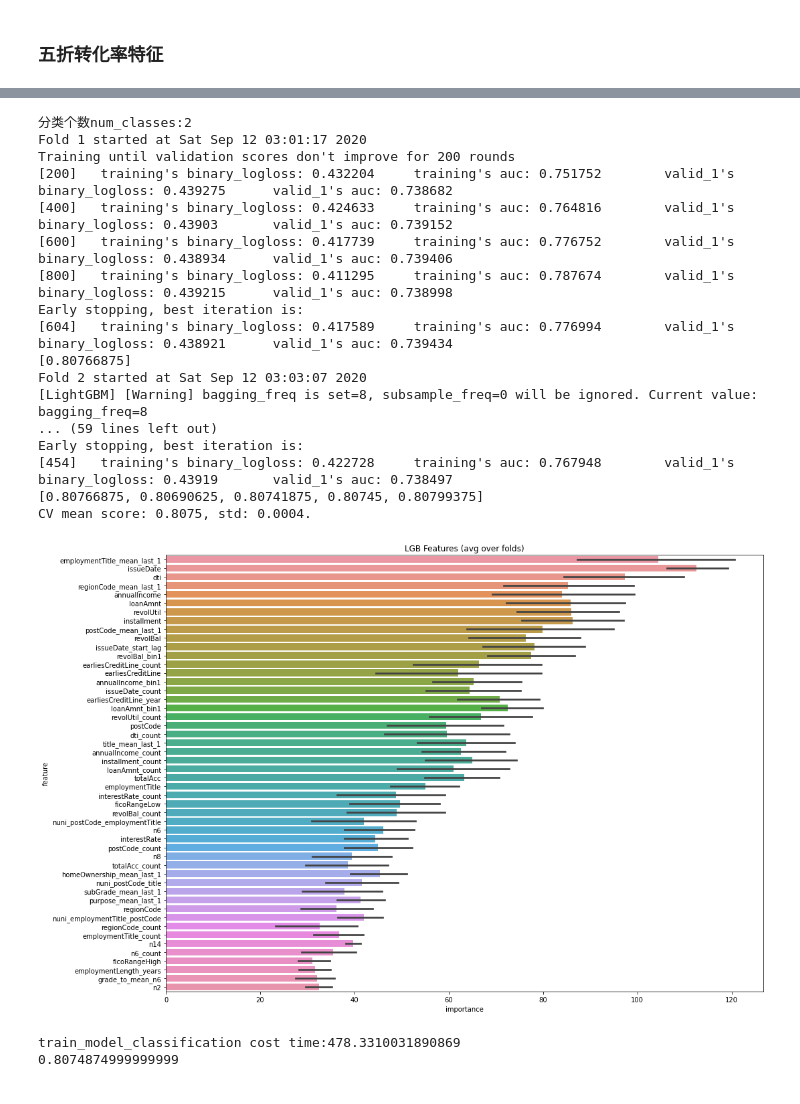
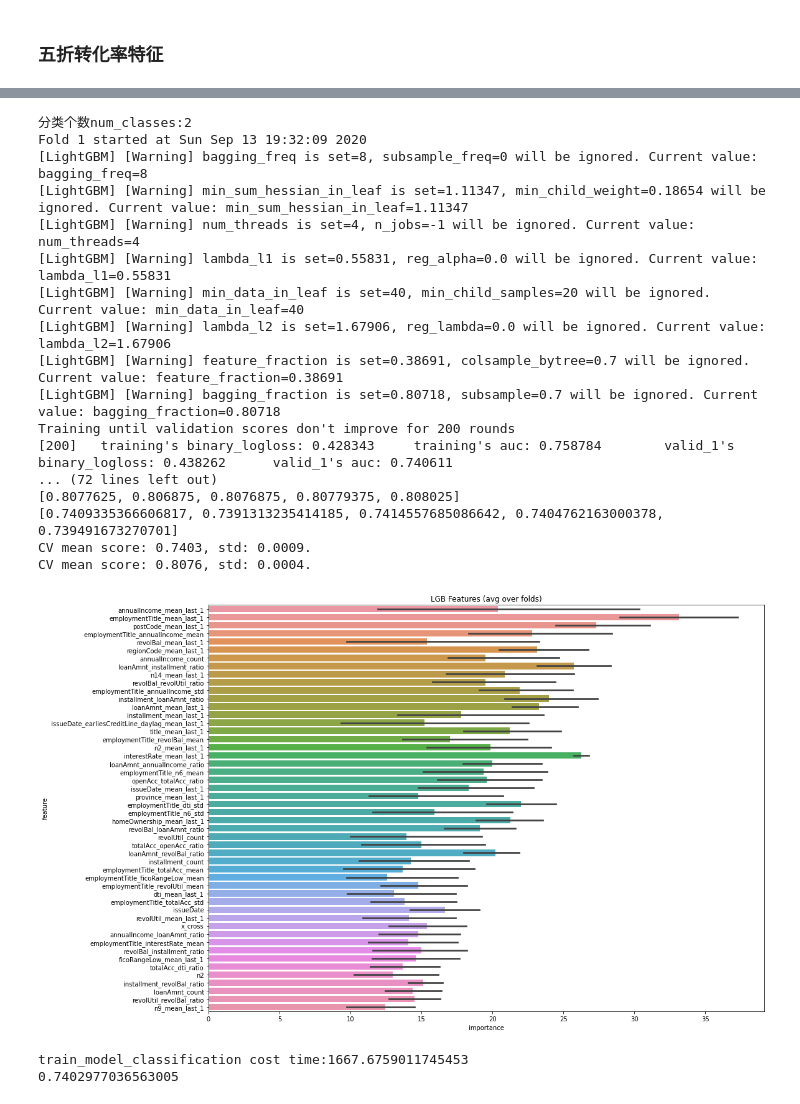
Before and after one commit to yanqiangmiffy/Loan-Default-Prediction, a Jupyter notebook: EDA.ipynb, the cells around one changed output, grey strips where cells are left out. Cells and saved outputs as stored; diff of their text form; code cells hidden in the pictures.

```diff
--- a/EDA.ipynb
+++ b/EDA.ipynb
@@ -365,6 +452,9 @@ for fea in tqdm(amount_feas):
 # %% [markdown]
 **其他衍生变量 mean 和 std**
 # %%
-for item in tqdm(['n0','n1','n2','n2.1','n4','n5','n6','n7','n8','n9','n10','n11','n12','n13','n14']):
+n_feas = ['n0', 'n1', 'n2', 'n4', 'n5', 'n6', 'n7', 'n8', 'n9', 'n10', 'n11', 'n12', 'n13', 'n14']
+# 其他衍生变量 mean 和 std
+for item in tqdm(n_feas,
+                 desc="其他衍生变量 mean 和 std"):
     data['grade_to_mean_' + item] = data['grade'] / data.groupby([item])['grade'].transform('mean')
     data['grade_to_std_' + item] = data['grade'] / data.groupby([item])['grade'].transform('std')
@@ -370,0 +472,10 @@ for item in tqdm(['n0','n1','n2','n2.1','n4','n5','n6','n7','n8','n9','n10','n11
+# %%
+#匿名特征信息提取
+data['nmean'] = data[n_feas].mean(1)
+data['ntd'] = data[n_feas].std(1)
+data['nsum'] = data[n_feas].sum(1)
+data['x_cross'] = ''
+for i in tqdm(range(0, len(n_feas)), desc="匿名特征信息提取"):
+    data['x_cross'] = data['x_cross'].astype(str).values + '_' + data[n_feas[i]].astype(str).values
+lbl = LabelEncoder()
+data['x_cross'] = lbl.fit_transform(data['x_cross'].astype(str))
@@ -371,12 +497,12 @@ for item in tqdm(['n0','n1','n2','n2.1','n4','n5','n6','n7','n8','n9','n10','n11
 # %% [markdown]
 **类别特征nunique特征**
 # %%
-cat_list = ['grade', 'subGrade', 'employmentTitle',
+need_list = ['grade', 'subGrade', 'employmentTitle',
                 'homeOwnership', 'verificationStatus', 'purpose',
                 'postCode', 'regionCode',
                 'applicationType', 'initialListStatus', 'title']
-nuni_feat =cat_list
-multi_feat = cat_list
+nuni_feat =need_list
+multi_feat = need_list
 for i in tqdm(nuni_feat):
     for j in multi_feat:
         if i != j:
@@ -387,0 +536,13 @@ data.shape
+# %%
+# ===================== amount_feas 基本聚合特征 ===============
+for f in tqdm(amount_feas, desc="amount_feas 基本聚合特征"):
+    for cate in cat_list[-10:]:
+#     for cate in cat_list:  # 围绕重要特征issueDate构建聚合特征
+    # for cate in ['grade','subGrade','employmentTitle','employmentLength','purpose','postCode','regionCode','earliesCreditLine']:
+#     for cate in ['employmentTitle', 'issueDate', 'issueDate_year', 'issueDate_day']:  # 围绕重要特征issueDate构建聚合特征
+        if f != cate:
+            # data['{}_{}_medi'.format(cate, f)] = data.groupby(cate)[f].transform('median')
+            data['{}_{}_mean'.format(cate, f)] = data.groupby(cate)[f].transform('mean')
+            # data['{}_{}_max'.format(cate, f)] = data.groupby(cate)[f].transform('max')
+            # data['{}_{}_min'.format(cate, f)] = data.groupby(cate)[f].transform('min')
+            data['{}_{}_std'.format(cate, f)] = data.groupby(cate)[f].transform('std')
@@ -437,6 +600,8 @@ from catboost import CatBoostClassifier
 from sklearn import metrics
 from sklearn.model_selection import StratifiedKFold
 # %%
+
+
 def train_model_classification(X, X_test, y, params, num_classes=2,
                                folds=None, model_type='lgb',
                                eval_metric='logloss', columns=None,
@@ -486,6 +651,7 @@ def train_model_classification(X, X_test, y, params, num_classes=2,
     # averaged predictions on train data
     prediction = np.zeros(shape=(len(X_test), num_classes))
     # list of scores on folds
+    acc_scores=[]
     scores = []
     # feature importance
     feature_importance = pd.DataFrame()
@@ -541,8 +707,11 @@ def train_model_classification(X, X_test, y, params, num_classes=2,
 
         oof[valid_index] = y_pred_valid
         # 评价指标
+        acc_scores.append(
+            metrics_dict['lb_score_method']['sklearn_scoring_accuracy'](y_valid, np.argmax(y_pred_valid, axis=1)))
         scores.append(
-            metrics_dict['lb_score_method']['sklearn_scoring_accuracy'](y_valid, np.argmax(y_pred_valid, axis=1)))
+            metrics_dict['lb_score_method']['sklearn_scoring_auc'](y_valid, y_pred_valid[:,1]))
+        print(acc_scores)
         print(scores)
         prediction += y_pred
 
@@ -563,9 +732,11 @@ def train_model_classification(X, X_test, y, params, num_classes=2,
             feature_importance = pd.concat([feature_importance, fold_importance], axis=0)
     prediction /= n_splits
     print('CV mean score: {0:.4f}, std: {1:.4f}.'.format(np.mean(scores), np.std(scores)))
+    print('CV mean score: {0:.4f}, std: {1:.4f}.'.format(np.mean(acc_scores), np.std(acc_scores)))
 
     result_dict['oof'] = oof
     result_dict['prediction'] = prediction
+    result_dict['acc_scores'] = acc_scores
     result_dict['scores'] = scores
 
     if model_type == 'lgb' or model_type == 'xgb':
@@ -617,51 +788,51 @@ lgb_params = {
 }
 
 n_fold = 5
 num_classes = 2
 print("分类个数num_classes:{}".format(num_classes))
 folds = StratifiedKFold(n_splits=n_fold, random_state=1314)
 
 X = train[features]
 y=train['isDefault']
 X_test = test[features]
 
 result_dict_lgb = train_model_classification(X=X,
                                              X_test=X_test,
                                              y=y,
                                              params=lgb_params,
                                              num_classes=num_classes,
                                              folds=folds,
                                              model_type='lgb',
                                              eval_metric='logloss',
                                              plot_feature_importance=True,
                                              verbose=200,
                                              early_stopping_rounds=200)
 
 score = np.mean(result_dict_lgb['scores'])
 print(score)
 test['isDefault'] = result_dict_lgb['prediction'][:, 1]
 test[['id', 'isDefault']].to_csv('result/lgb_{}.csv'.format(score), index=False)
 # %% [output]
 分类个数num_classes:2
-Fold 1 started at Sat Sep 12 03:01:17 2020
+Fold 1 started at Sun Sep 13 19:32:09 2020
+[LightGBM] [Warning] bagging_freq is set=8, subsample_freq=0 will be ignored. Current value: bagging_freq=8
+[LightGBM] [Warning] min_sum_hessian_in_leaf is set=1.11347, min_child_weight=0.18654 will be ignored. Current value: min_sum_hessian_in_leaf=1.11347
+[LightGBM] [Warning] num_threads is set=4, n_jobs=-1 will be ignored. Current value: num_threads=4
+[LightGBM] [Warning] lambda_l1 is set=0.55831, reg_alpha=0.0 will be ignored. Current value: lambda_l1=0.55831
+[LightGBM] [Warning] min_data_in_leaf is set=40, min_child_samples=20 will be ignored. Current value: min_data_in_leaf=40
+[LightGBM] [Warning] lambda_l2 is set=1.67906, reg_lambda=0.0 will be ignored. Current value: lambda_l2=1.67906
+[LightGBM] [Warning] feature_fraction is set=0.38691, colsample_bytree=0.7 will be ignored. Current value: feature_fraction=0.38691
+[LightGBM] [Warning] bagging_fraction is set=0.80718, subsample=0.7 will be ignored. Current value: bagging_fraction=0.80718
 Training until validation scores don't improve for 200 rounds
-[200]   training's binary_logloss: 0.432204     training's auc: 0.751752        valid_1's binary_logloss: 0.439275      valid_1's auc: 0.738682
-[400]   training's binary_logloss: 0.424633     training's auc: 0.764816        valid_1's binary_logloss: 0.43903       valid_1's auc: 0.739152
-[600]   training's binary_logloss: 0.417739     training's auc: 0.776752        valid_1's binary_logloss: 0.438934      valid_1's auc: 0.739406
-[800]   training's binary_logloss: 0.411295     training's auc: 0.787674        valid_1's binary_logloss: 0.439215      valid_1's auc: 0.738998
-Early stopping, best iteration is:
-[604]   training's binary_logloss: 0.417589     training's auc: 0.776994        valid_1's binary_logloss: 0.438921      valid_1's auc: 0.739434
-[0.80766875]
-Fold 2 started at Sat Sep 12 03:03:07 2020
-[LightGBM] [Warning] bagging_freq is set=8, subsample_freq=0 will be ignored. Current value: bagging_freq=8
-... (59 lines left out)
-Early stopping, best iteration is:
-[454]   training's binary_logloss: 0.422728     training's auc: 0.767948        valid_1's binary_logloss: 0.43919       valid_1's auc: 0.738497
-[0.80766875, 0.80690625, 0.80741875, 0.80745, 0.80799375]
-CV mean score: 0.8075, std: 0.0004.
+[200]   training's binary_logloss: 0.428343     training's auc: 0.758784        valid_1's binary_logloss: 0.438262      valid_1's auc: 0.740611
+... (72 lines left out)
+[0.8077625, 0.806875, 0.8076875, 0.80779375, 0.808025]
+[0.7409335366606817, 0.7391313235414185, 0.7414557685086642, 0.7404762163000378, 0.739491673270701]
+CV mean score: 0.7403, std: 0.0009.
+CV mean score: 0.8076, std: 0.0004.
-[figure, old version]
+[figure, new version]
-train_model_classification cost time:478.3310031890869
-0.8074874999999999
+train_model_classification cost time:1667.6759011745453
+0.7402977036563005
 # %%
 import pickle
 with open('data/data.pickle','wb') as f:
```
Also changed, not shown: parts of 35 cells of this notebook, 2 other files.
